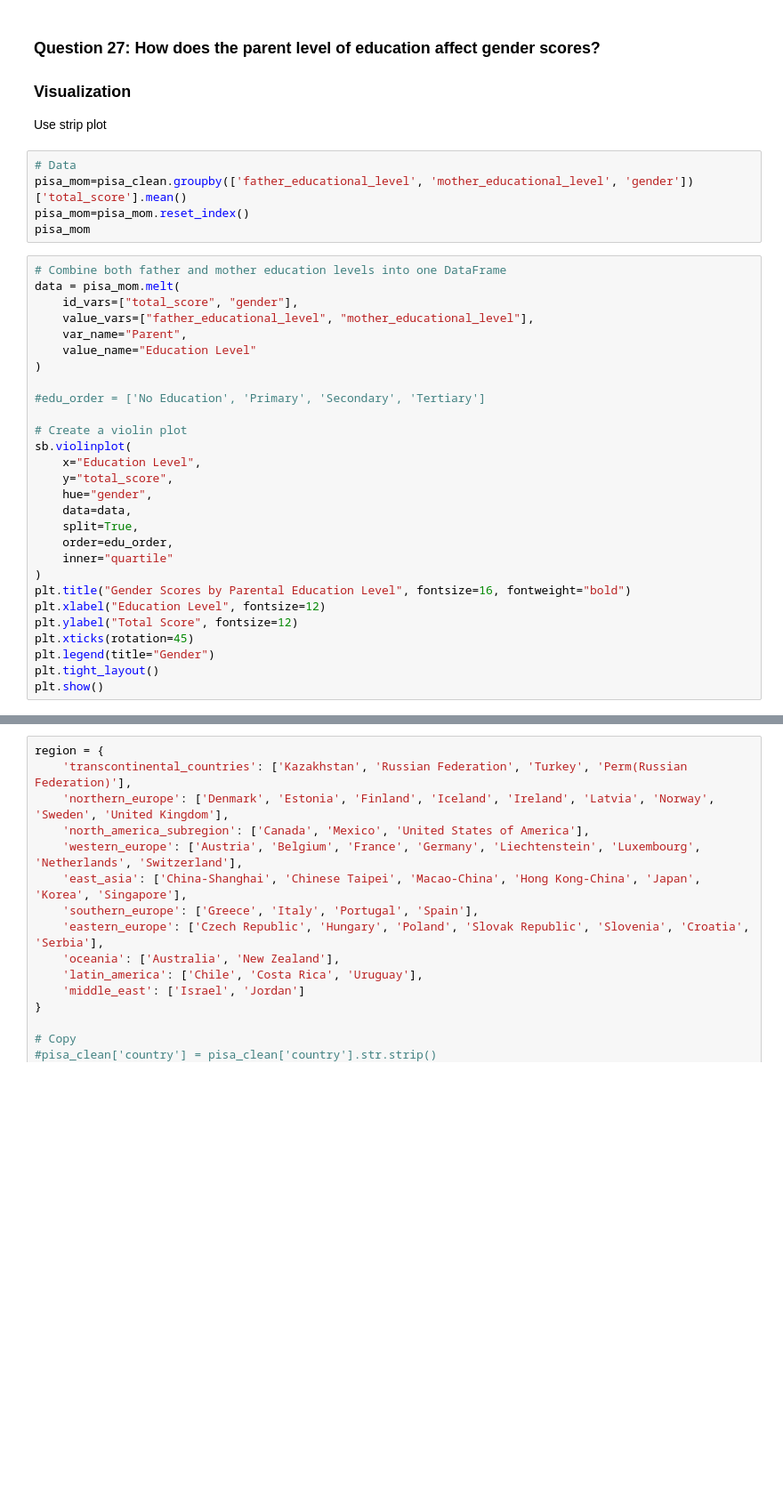
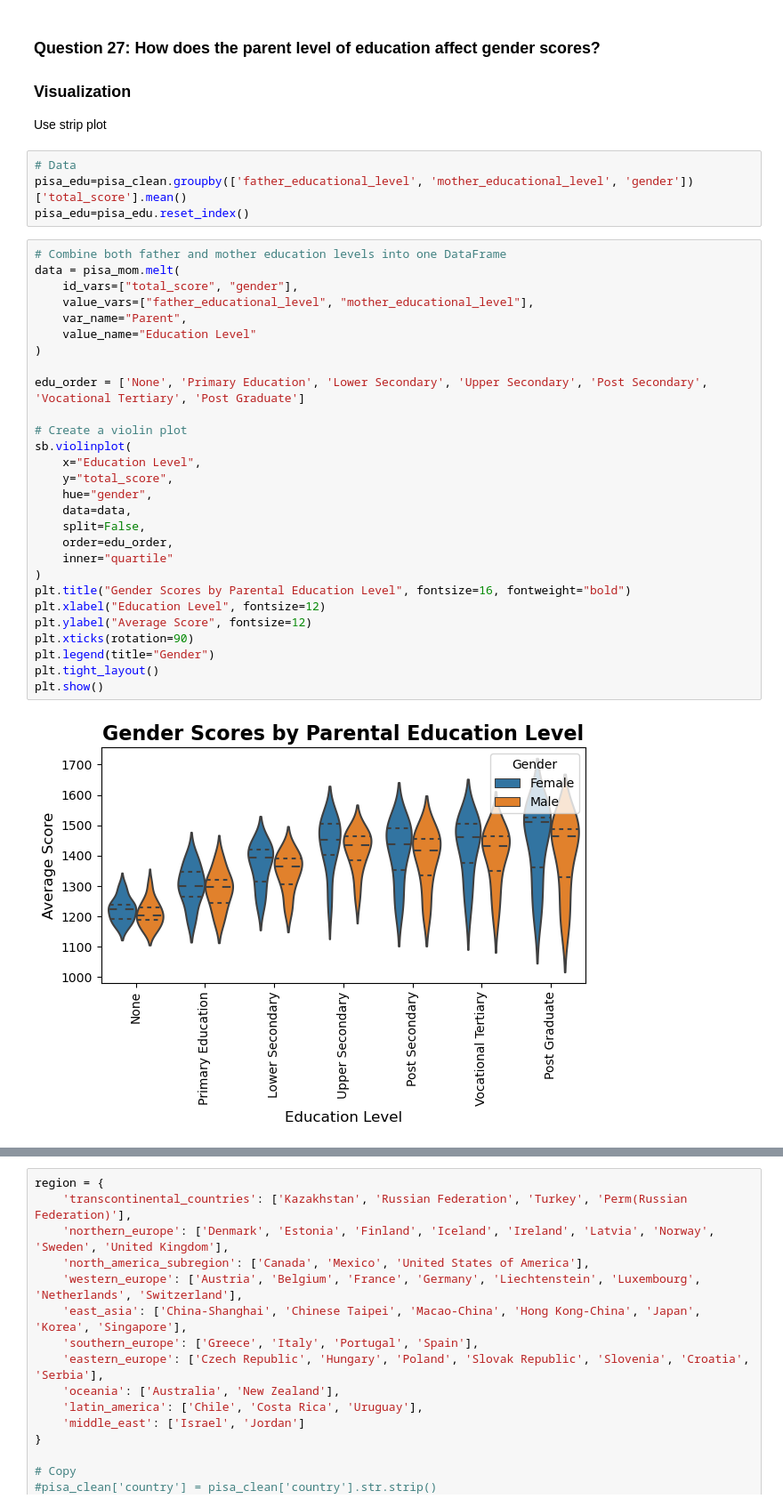
Before and after one commit to Daviedavie100/Pisa2012_data_analysis, a Jupyter notebook: Exploration.ipynb, the cells around one changed output, grey strips where cells are left out. Shown at 89% size. Drawn from its saved outputs; the diff is of its cells as text; blank space fills up the shorter version.

```diff
--- a/Exploration.ipynb
+++ b/Exploration.ipynb
@@ -2320,37 +2359,38 @@ Male students in grade 7 performed lower than those in grade 12 compared to thei
 Use strip plot
 # %%
 # Data
-pisa_mom=pisa_clean.groupby(['father_educational_level', 'mother_educational_level', 'gender'])['total_score'].mean()
-pisa_mom=pisa_mom.reset_index()
-pisa_mom
+pisa_edu=pisa_clean.groupby(['father_educational_level', 'mother_educational_level', 'gender'])['total_score'].mean()
+pisa_edu=pisa_edu.reset_index()
 # %%
 # Combine both father and mother education levels into one DataFrame
 data = pisa_mom.melt(
     id_vars=["total_score", "gender"],
     value_vars=["father_educational_level", "mother_educational_level"],
     var_name="Parent",
     value_name="Education Level"
 )
 
-#edu_order = ['No Education', 'Primary', 'Secondary', 'Tertiary']
+edu_order = ['None', 'Primary Education', 'Lower Secondary', 'Upper Secondary', 'Post Secondary', 'Vocational Tertiary', 'Post Graduate']
 
 # Create a violin plot
 sb.violinplot(
     x="Education Level",
     y="total_score",
     hue="gender",
     data=data,
-    split=True,
+    split=False,
     order=edu_order,
     inner="quartile"
 )
 plt.title("Gender Scores by Parental Education Level", fontsize=16, fontweight="bold")
 plt.xlabel("Education Level", fontsize=12)
-plt.ylabel("Total Score", fontsize=12)
-plt.xticks(rotation=45)
+plt.ylabel("Average Score", fontsize=12)
+plt.xticks(rotation=90)
 plt.legend(title="Gender")
 plt.tight_layout()
 plt.show()
+# %% [output]
+[figure, added]
 # %%
 # set plot dimensions
 #plt.figure(figsize = [12,6])
```
Also changed, not shown: parts of 16 cells of this notebook.
